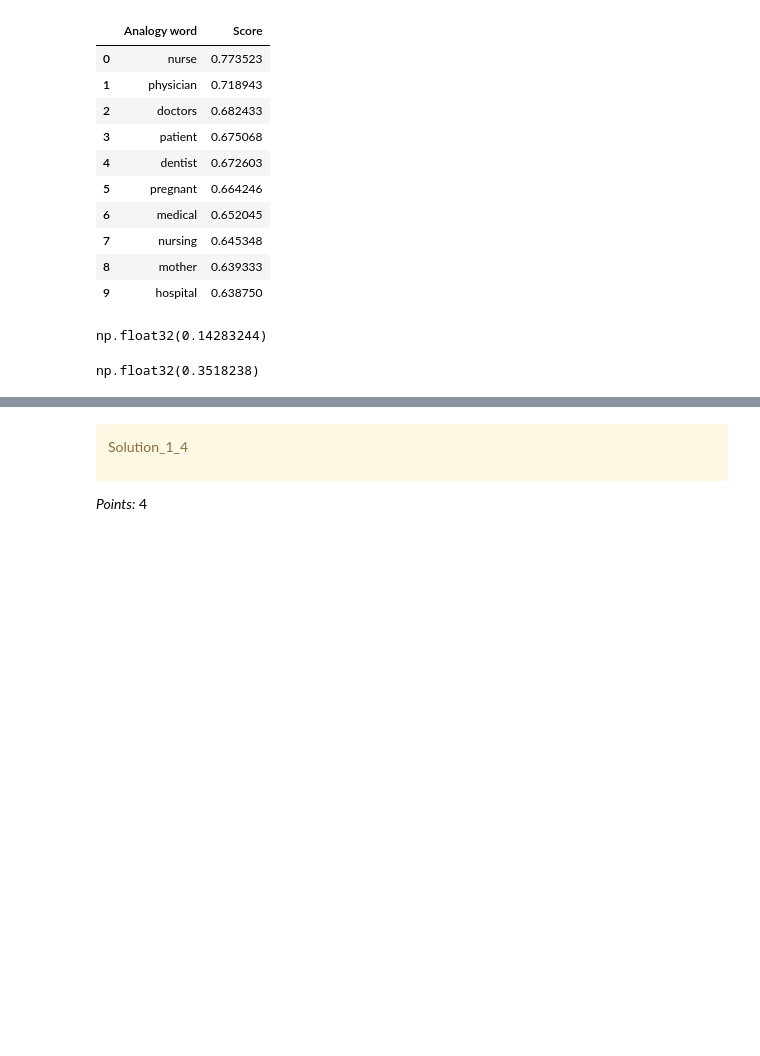
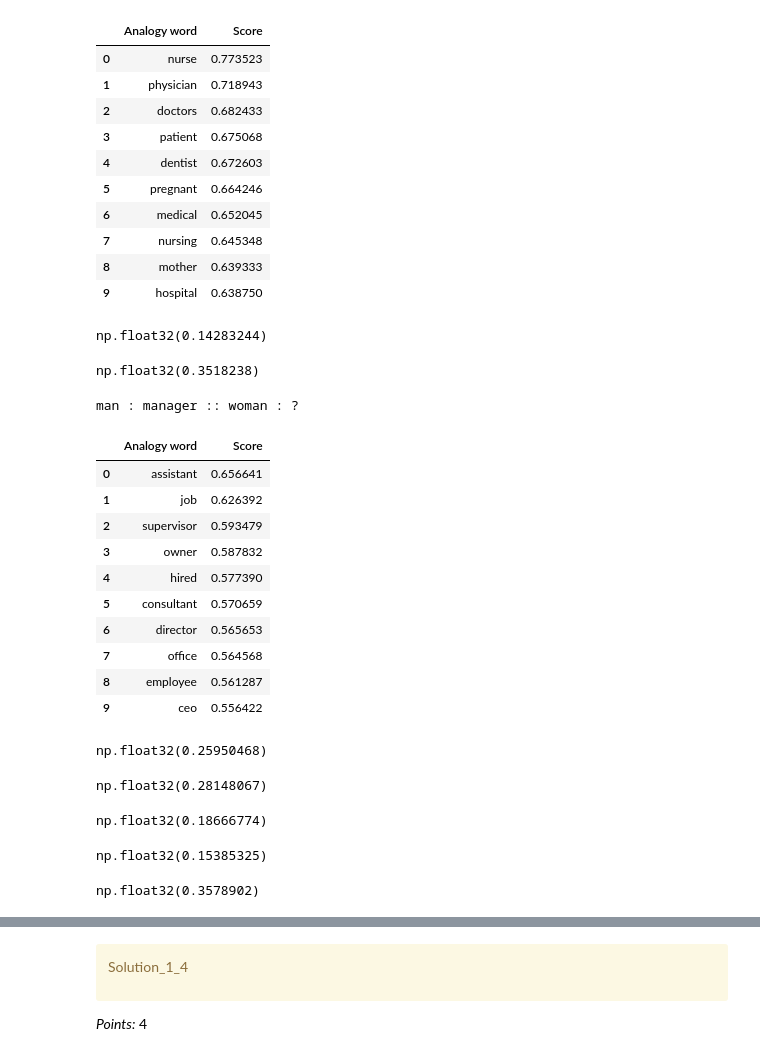
Before and after one commit to Lorax6/hw7, a Jupyter notebook: hw7.ipynb, the cells around one changed output, grey strips where cells are left out. Drawn from its saved outputs; the diff is of its cells as text; code cells hidden in the pictures; blank space fills up the shorter version.

```diff
--- a/hw7.ipynb
+++ b/hw7.ipynb
@@ -321,3 +321,38 @@ np.float32(0.14283244)
 glove_wiki_vectors.similarity("white", "success")
 # %% [output]
 np.float32(0.3518238)
+# %%
+analogy("man", "manager", "woman")
+# %% [output]
+man : manager :: woman : ?
+|  | Analogy word | Score |
+| 0 | assistant | 0.656641 |
+| 1 | job | 0.626392 |
+| 2 | supervisor | 0.593479 |
+| 3 | owner | 0.587832 |
+| 4 | hired | 0.577390 |
+| 5 | consultant | 0.570659 |
+| 6 | director | 0.565653 |
+| 7 | office | 0.564568 |
+| 8 | employee | 0.561287 |
+| 9 | ceo | 0.556422 |
+# %%
+glove_wiki_vectors.similarity("homeless", "criminal")
+# %% [output]
+np.float32(0.25950468)
+# %%
+glove_wiki_vectors.similarity("wealthy", "criminal")
+# %% [output]
+np.float32(0.28148067)
+# %%
+glove_wiki_vectors.similarity("denmark", "aids")
+# %% [output]
+np.float32(0.18666774)
+# %%
+glove_wiki_vectors.similarity("denmark", "poor")
+# %% [output]
+np.float32(0.15385325)
+# %%
+glove_wiki_vectors.similarity("kenya", "aids")
+# %% [output]
+np.float32(0.3578902)
```
Also changed, not shown: parts of 9 cells of this notebook.
